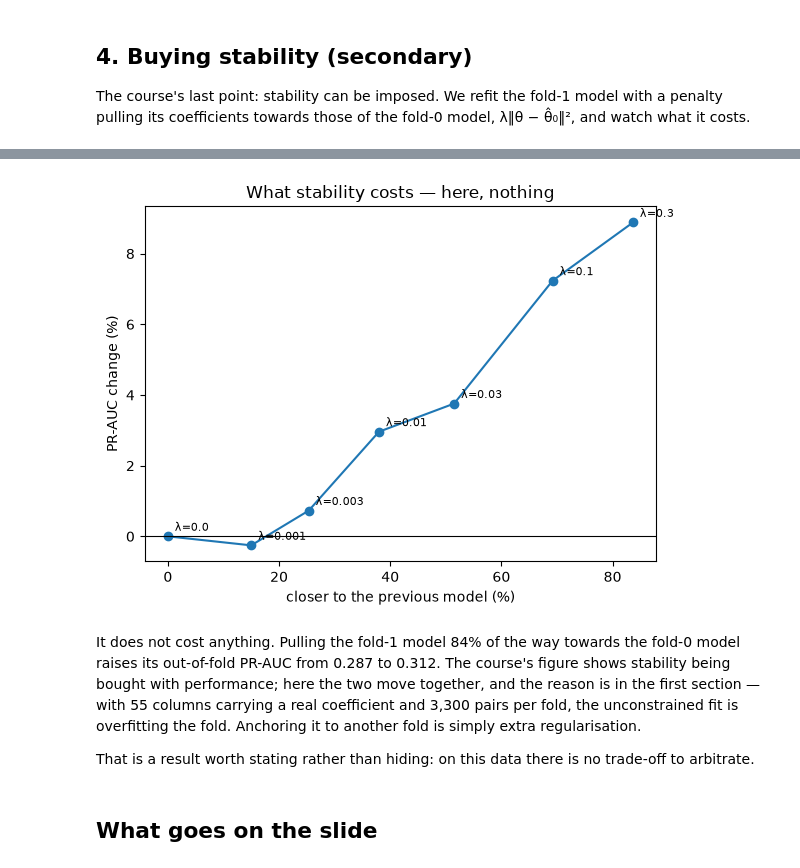
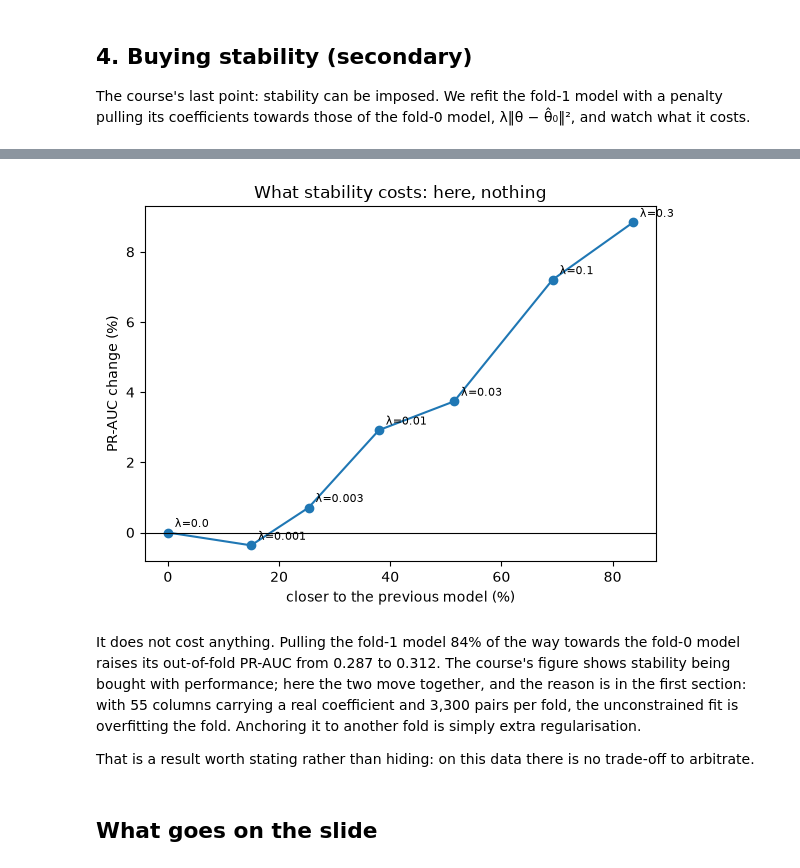
Before and after one commit to ithierda/isaf-group-rito-mitsouka, a Jupyter notebook: notebooks/05_stability.ipynb, the cells around one changed output, grey strips where cells are left out. Drawn from its saved outputs; the diff is of its cells as text; code cells hidden in the pictures.

```diff
--- a/notebooks/05_stability.ipynb
+++ b/notebooks/05_stability.ipynb
@@ -380,22 +380,22 @@ trade_off.round(3)
 # %%
 fig, ax = plt.subplots(figsize=(6, 4.5))
 ax.plot(trade_off["stability gained (%)"], trade_off["performance change (%)"], "o-")
 for lam, row in trade_off.iterrows():
     ax.annotate(f"λ={lam}", (row["stability gained (%)"], row["performance change (%)"]),
                 textcoords="offset points", xytext=(5, 4), fontsize=8)
 ax.axhline(0, color="black", linewidth=0.8)
 ax.set_xlabel("closer to the previous model (%)")
 ax.set_ylabel("PR-AUC change (%)")
-ax.set_title("What stability costs — here, nothing")
+ax.set_title("What stability costs: here, nothing")
 plt.tight_layout()
 plt.savefig("reports/figures/05_stability_trade_off.png", dpi=150)
 plt.show()
 # %% [output]
-[figure, old version]
+[figure, new version]
 # %% [markdown]
 It does not cost anything. Pulling the fold-1 model 84% of the way towards the fold-0 model raises
 its out-of-fold PR-AUC from 0.287 to 0.312. The course's figure shows stability being bought with
-performance; here the two move together, and the reason is in the first section — with 55 columns
+performance; here the two move together, and the reason is in the first section: with 55 columns
 carrying a real coefficient and 3,300 pairs per fold, the unconstrained fit is overfitting the fold.
 Anchoring it to another fold is simply extra regularisation.
 
```
Also changed, not shown: parts of 8 cells of this notebook, 25 other files.
